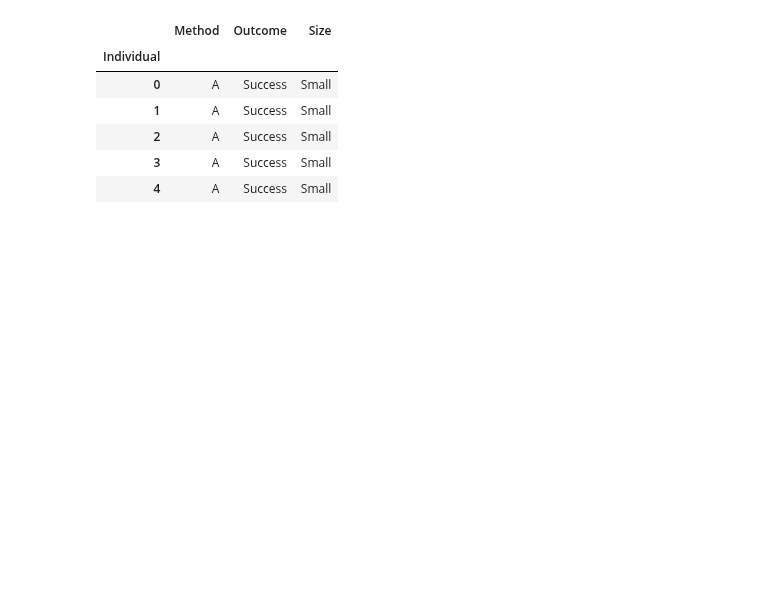
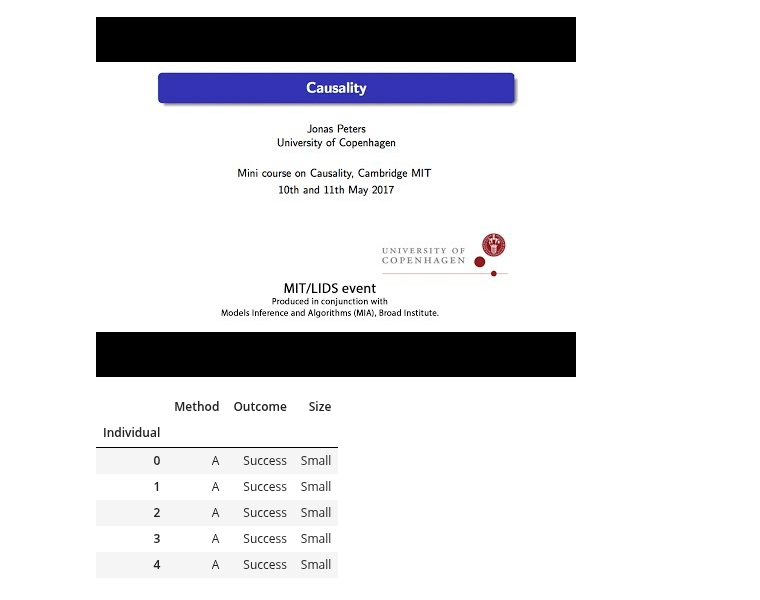
Before and after one commit to HumanCapitalAnalysis/talks, a Jupyter notebook: sandbox/01_causal_models/lecture.ipynb, the cells around one changed output. Cells and saved outputs as stored; diff of their text form; code cells hidden in the pictures; blank space fills up the shorter version.

```diff
--- a/sandbox/01_causal_models/lecture.ipynb
+++ b/sandbox/01_causal_models/lecture.ipynb
@@ -34,3 +38,7 @@ TODO: proper citation
+# %%
+YouTubeVideo('zvrcyqcN9Wo')
+# %% [output]
+[figure, added]
 # %%
 df = pd.read_pickle('data/kstones.pkl')
 df.head()
```
Also changed, not shown: parts of 17 cells of this notebook.
